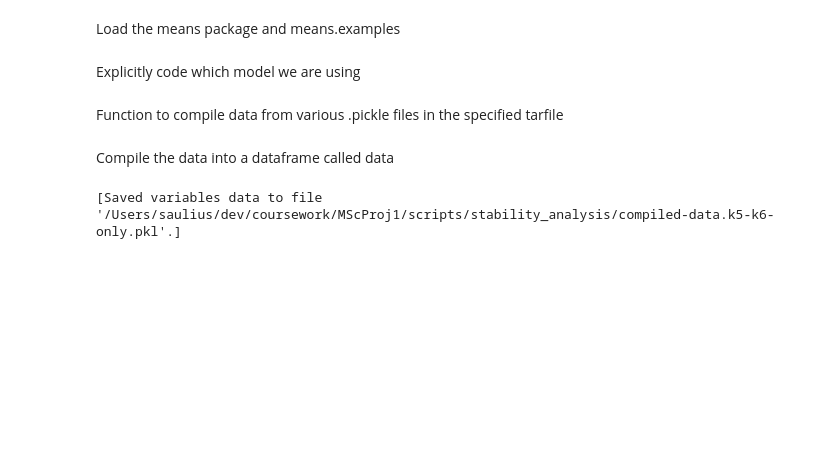
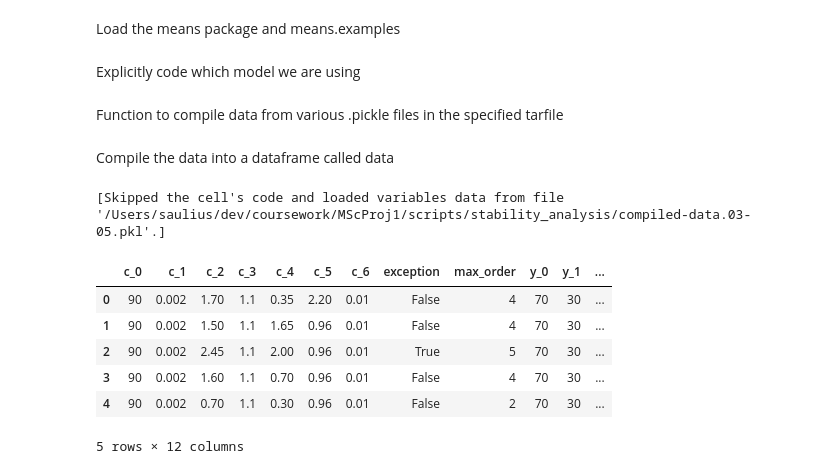
Before and after one commit to theosysbio/means, a Jupyter notebook: scripts/stability_analysis/analysis-k1-k5-only.ipynb, the cells around one changed output. Saved outputs shown, nothing was run; the diff lists cells and outputs as text; code cells hidden in the pictures; blank space fills up the shorter version.

```diff
--- a/scripts/stability_analysis/analysis-k1-k5-only.ipynb
+++ b/scripts/stability_analysis/analysis-k1-k5-only.ipynb
@@ -63,10 +61,20 @@ def compile_data_from_tar_gz(tar_filename):
 # %% [markdown]
 Compile the data into a dataframe called data
 # %%
-%%cache compiled-data.k5-k6-only.pkl data
-data = compile_data_from_tar_gz('data-k5-k6-only.tar.gz')
+%%cache compiled-data.03-05.pkl data
+data = compile_data_from_tar_gz('data-03-05.tar.gz')
 # %% [output]
-[Saved variables data to file '/Users/saulius/dev/coursework/MScProj1/scripts/stability_analysis/compiled-data.k5-k6-only.pkl'.]
+[Skipped the cell's code and loaded variables data from file '/Users/saulius/dev/coursework/MScProj1/scripts/stability_analysis/compiled-data.03-05.pkl'.]
 # %%
 data_exceptions_as_status = data.copy()
 data_exceptions_as_status.exception = ~data.exception.isnull()
+# %%
+data_exceptions_as_status.head()
+# %% [output]
+|  | c_0 | c_1 | c_2 | c_3 | c_4 | c_5 | c_6 | exception | max_order | y_0 | y_1 | ... |
+| 0 | 90 | 0.002 | 1.70 | 1.1 | 0.35 | 2.20 | 0.01 | False | 4 | 70 | 30 | ... |
+| 1 | 90 | 0.002 | 1.50 | 1.1 | 1.65 | 0.96 | 0.01 | False | 4 | 70 | 30 | ... |
+| 2 | 90 | 0.002 | 2.45 | 1.1 | 2.00 | 0.96 | 0.01 | True | 5 | 70 | 30 | ... |
+| 3 | 90 | 0.002 | 1.60 | 1.1 | 0.70 | 0.96 | 0.01 | False | 4 | 70 | 30 | ... |
+| 4 | 90 | 0.002 | 0.70 | 1.1 | 0.30 | 0.96 | 0.01 | False | 2 | 70 | 30 | ... |
+5 rows × 12 columns
```
Also changed, not shown: parts of 10 cells of this notebook.
